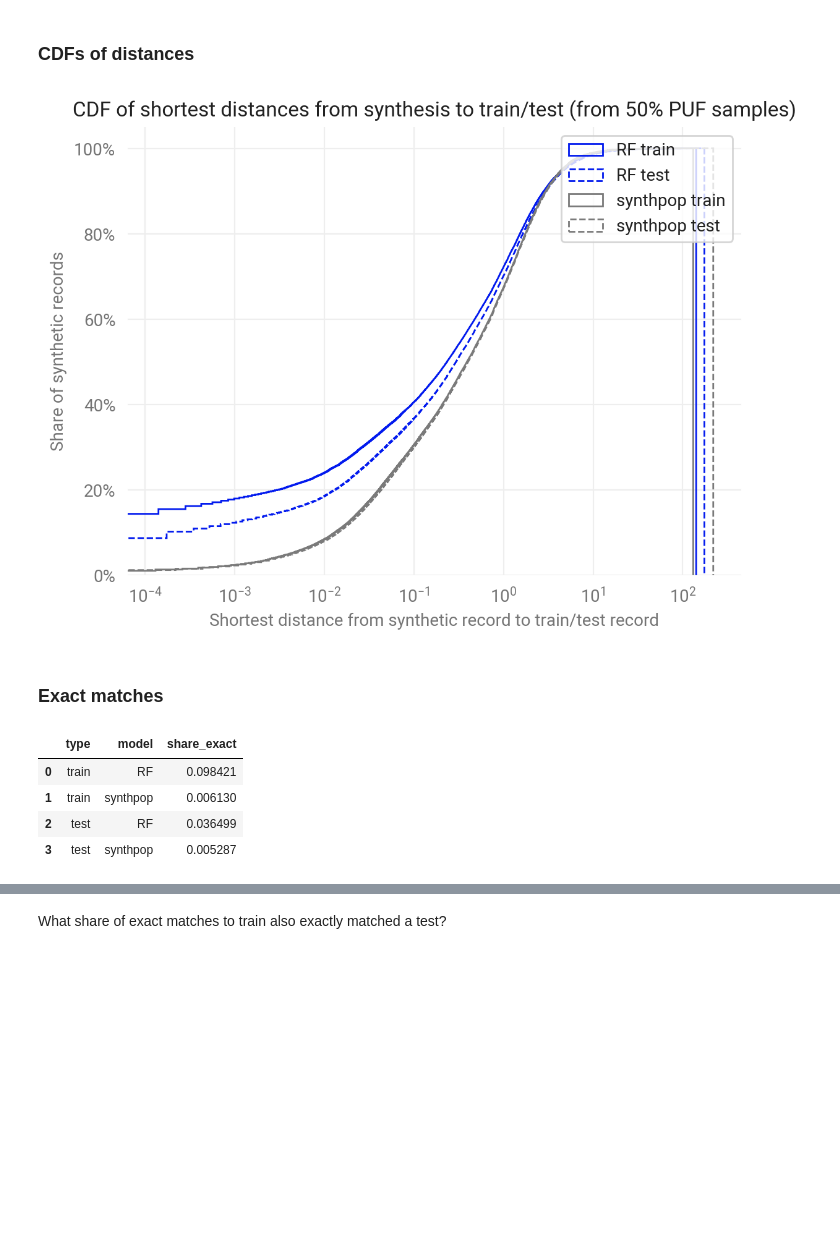
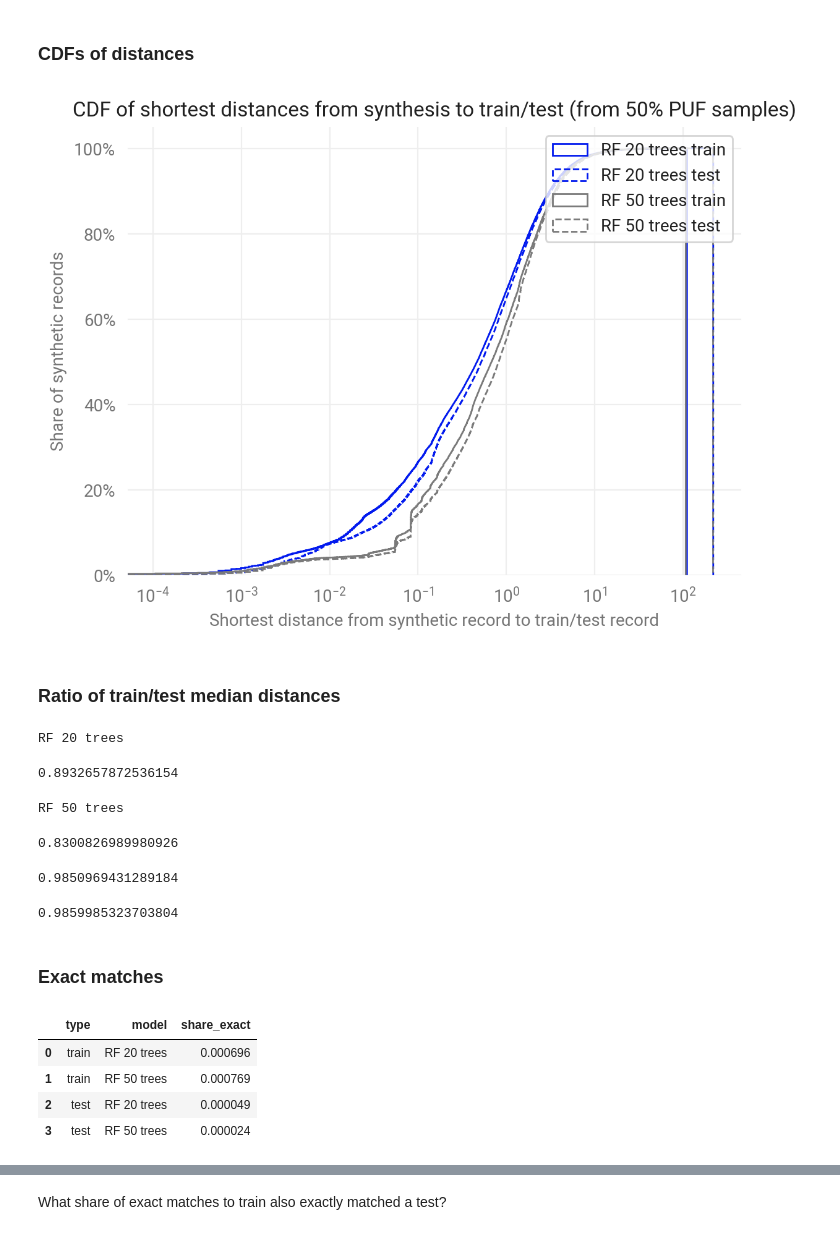
Before and after one commit to donboyd5/synpuf, a Jupyter notebook: analysis/disclosure/disclosure_risk.ipynb, the cells around one changed output, grey strips where cells are left out. Saved outputs shown, nothing was run; the diff lists cells and outputs as text; code cells hidden in the pictures; blank space fills up the shorter version.

```diff
--- a/analysis/disclosure/disclosure_risk.ipynb
+++ b/analysis/disclosure/disclosure_risk.ipynb
@@ -19,3 +21,14 @@ from matplotlib.ticker import ScalarFormatter
+# %%
+# ID from filename (synpufx.csv and nearestx.csv), and name for plots.
+ID1 = 9
+NAME1 = 'RF 20 trees'
+
+ID2 = 10
+NAME2 = 'RF 50 trees'
+
+PUF_SAMPLE_DIR = '~/Downloads/puf/'
+SYN_DIR = '~/Downloads/syntheses/'
+NEAREST_DIR = '~/Downloads/nearest/'
 # %% [markdown]
 ### Graphing
 # %%
@@ -42,12 +55,12 @@ mpl.rcParams['ytick.color'] = AXIS_COLOR
 # %% [markdown]
 ### Load data
 # %%
-rf_synth = pd.read_csv('~/Downloads/puf_synth_50p_sample.csv').drop('S006', axis=1)
-synthpop = pd.read_csv('~/Downloads/puf_synthpop_50p_sample.csv').drop('S006', axis=1)
-train = pd.read_csv('~/Downloads/puf_50p_sample_train.csv').drop('S006', axis=1)
-test = pd.read_csv('~/Downloads/puf_50p_sample_test.csv').drop('S006', axis=1)
-nearest_rf = pd.read_csv('~/Downloads/nearest_rf_50p.csv')
-nearest_synthpop = pd.read_csv('~/Downloads/nearest_synthpop_50p.csv')
+synth1 = pd.read_csv(SYN_DIR + 'synpuf' + str(ID1) + '.csv').drop('S006', axis=1)
+synth2 = pd.read_csv(SYN_DIR + 'synpuf' + str(ID2) + '.csv').drop('S006', axis=1)
+train = pd.read_csv(PUF_SAMPLE_DIR + 'train50.csv').drop('S006', axis=1)
+test = pd.read_csv(PUF_SAMPLE_DIR + 'test50.csv').drop('S006', axis=1)
+nearest1 = pd.read_csv(NEAREST_DIR + 'nearest' + str(ID1) + '.csv')
+nearest2 = pd.read_csv(NEAREST_DIR + 'nearest' + str(ID2) + '.csv')
 # %% [markdown]
 ## Examine results
 # %%
@@ -194,37 +218,59 @@ plt.show()
 # %%
 # Plot the four series.
 BINS = 1000000
-ax = nearest_rf.train_dist.hist(cumulative=True, density=1, bins=BINS, color='#021aee', histtype='step')
-nearest_rf.test_dist.hist(cumulative=True, density=1, bins=BINS, histtype='step', color='#021aee', ls='--')
-nearest_synthpop.train_dist.hist(cumulative=True, density=1, bins=BINS, histtype='step', color='#7a7a7a')
-nearest_synthpop.test_dist.hist(cumulative=True, density=1, bins=BINS, histtype='step', color='#7a7a7a', ls='--')
+ax = nearest1.train_dist.hist(cumulative=True, density=1, bins=BINS, color='#021aee', histtype='step')
+nearest1.test_dist.hist(cumulative=True, density=1, bins=BINS, histtype='step', color='#021aee', ls='--')
+nearest2.train_dist.hist(cumulative=True, density=1, bins=BINS, histtype='step', color='#7a7a7a')
+nearest2.test_dist.hist(cumulative=True, density=1, bins=BINS, histtype='step', color='#7a7a7a', ls='--')
 # Formatting.
 ax.yaxis.set_major_formatter(mpl.ticker.FuncFormatter(
     lambda y, _: '{:.0%}'.format(y)))
 ax.grid(color='#eeeeee')
 sns.despine(left=True, bottom=True)
 plt.xscale('log')
-plt.legend(['RF train', 'RF test', 'synthpop train', 'synthpop test'])
+plt.legend([NAME1 + ' train', NAME1 + ' test', NAME2 + ' train', NAME2 + ' test'])
 ax.set(xlabel='Shortest distance from synthetic record to train/test record',
        ylabel='Share of synthetic records')
 plt.title('CDF of shortest distances from synthesis to train/test (from 50% PUF samples)')
 plt.show()
 # %% [output]
-[figure, old version]
+[figure, new version]
+# %% [markdown]
+### Ratio of train/test median distances
+# %%
+print(NAME1)
+nearest1.train_dist.median() / nearest1.test_dist.median()
+# %% [output]
+RF 20 trees
+0.8932657872536154
+# %%
+print(NAME2)
+nearest2.train_dist.median() / nearest2.test_dist.median()
+# %% [output]
+RF 50 trees
+0.8300826989980926
+# %%
+nearest1.dist_ratio.median()
+# %% [output]
+0.9850969431289184
+# %%
+nearest2.dist_ratio.median()
+# %% [output]
+0.9859985323703804
 # %% [markdown]
 ### Exact matches
 # %%
 exact_matches = pd.DataFrame({
     'type': ['train', 'train', 'test', 'test'],
-    'model': ['RF', 'synthpop', 'RF', 'synthpop'],
-    'share_exact': [(nearest_rf.train_dist == 0).mean(),
-                    (nearest_synthpop.train_dist == 0).mean(),
-                    (nearest_rf.test_dist == 0).mean(),
-                    (nearest_synthpop.test_dist == 0).mean()]})
+    'model': [NAME1, NAME2, NAME1, NAME2],
+    'share_exact': [(nearest1.train_dist == 0).mean(),
+                    (nearest2.train_dist == 0).mean(),
+                    (nearest1.test_dist == 0).mean(),
+                    (nearest2.test_dist == 0).mean()]})
 exact_matches
 # %% [output]
 |  | type | model | share_exact |
-| 0 | train | RF | 0.098421 |
-| 1 | train | synthpop | 0.006130 |
-| 2 | test | RF | 0.036499 |
-| 3 | test | synthpop | 0.005287 |
+| 0 | train | RF 20 trees | 0.000696 |
+| 1 | train | RF 50 trees | 0.000769 |
+| 2 | test | RF 20 trees | 0.000049 |
+| 3 | test | RF 50 trees | 0.000024 |
```
Also changed, not shown: parts of 31 cells of this notebook, 5 other files.
